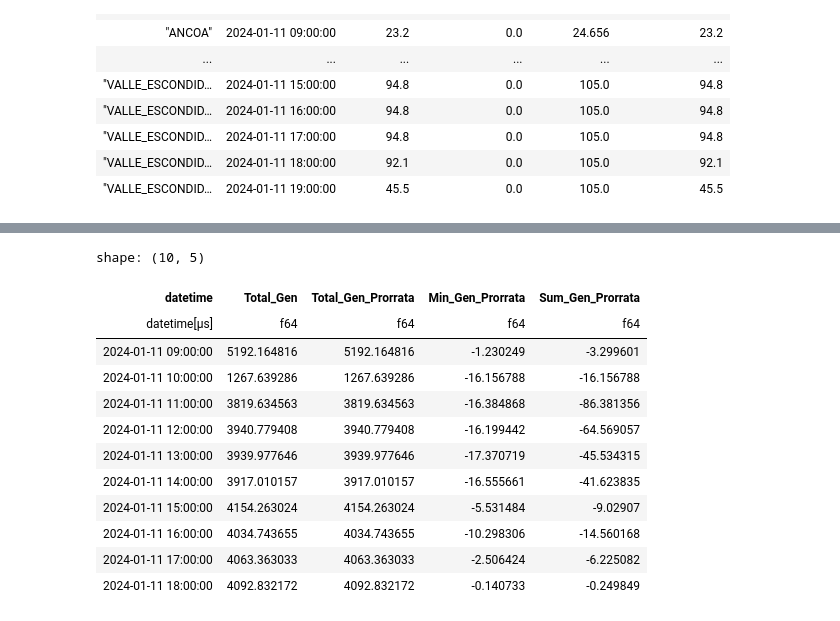
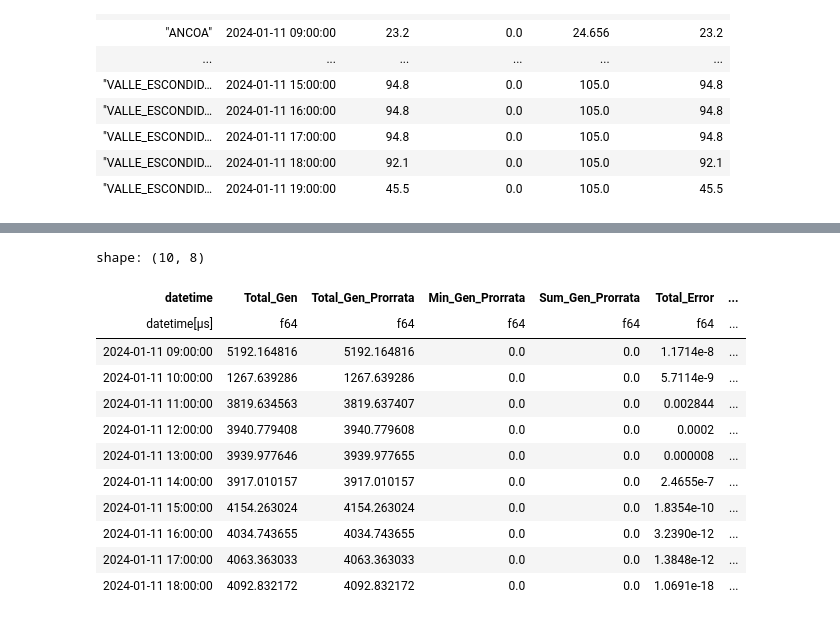
Before and after one commit to FasoCoding/ProrrataERV, a Jupyter notebook: dev/notebook.ipynb, the cells around one changed output, grey strips where cells are left out. Cells and saved outputs as stored; diff of their text form; code cells hidden in the pictures.

Commit message:
fin de etapa de pruebas de prorrata.

```diff
--- a/dev/notebook.ipynb
+++ b/dev/notebook.ipynb
@@ -409,0 +394,20 @@ shape: (9, 9)
+# %%
+def process_prorrata(df: pl.LazyFrame, target_col: str = "Prorrata", error_col: str = "Error", weight_col: str = "Max Capacity", over_col: str = "datetime") -> pl.LazyFrame:
+    df_processed = calc_prorrata(df,target_col,error_col)
+    df_processed = calc_error(df_processed)
+
+    print(check_error(df_processed))
+    print(show_total_error(df_processed))
+
+    if check_error(df_processed):
+        return process_prorrata(df_processed)
+
+    return df_processed
+# %%
+test_data = (
+    df_cmg
+    .join(df_nodes, on="node", how="inner")
+    .join(df_gen_pivot, on=["generator","datetime"], how="inner")
+)
+# %%
+test_prorrata_func = process_prorrata(test_data.lazy(),"Available Capacity","Capacity Curtailed")
@@ -474,27 +553,30 @@ shape: (9, 9)
 # %%
 (
-    data
+    test_prorrata_func
     .sort(by="datetime")
     .group_by("datetime")
     .agg(
         #pl.col("Prorrata_Curt").sum().alias("Total_Curatiled"),
         pl.col("Generation").sum().alias("Total_Gen"),
         pl.col("Prorrata").sum().alias("Total_Gen_Prorrata"),
         pl.col("Prorrata").min().alias("Min_Gen_Prorrata"),
         pl.col("Prorrata").filter(pl.col("Prorrata").lt(0)).sum().alias("Sum_Gen_Prorrata"),
+        pl.col("Error").sum().alias("Total_Error"),
+        (pl.col("Prorrata") - pl.col("Error")).sum().alias("Sum_Prorrata_error"),
+        (pl.col("Generation") - (pl.col("Prorrata") - pl.col("Error"))).sum().alias("Test_total"),
     )
-)
+).collect()
 # %% [output]
-shape: (10, 5)
+shape: (10, 8)
-| datetime | Total_Gen | Total_Gen_Prorrata | Min_Gen_Prorrata | Sum_Gen_Prorrata |
-| datetime[μs] | f64 | f64 | f64 | f64 |
-| 2024-01-11 09:00:00 | 5192.164816 | 5192.164816 | -1.230249 | -3.299601 |
-| 2024-01-11 10:00:00 | 1267.639286 | 1267.639286 | -16.156788 | -16.156788 |
-| 2024-01-11 11:00:00 | 3819.634563 | 3819.634563 | -16.384868 | -86.381356 |
-| 2024-01-11 12:00:00 | 3940.779408 | 3940.779408 | -16.199442 | -64.569057 |
-| 2024-01-11 13:00:00 | 3939.977646 | 3939.977646 | -17.370719 | -45.534315 |
-| 2024-01-11 14:00:00 | 3917.010157 | 3917.010157 | -16.555661 | -41.623835 |
-| 2024-01-11 15:00:00 | 4154.263024 | 4154.263024 | -5.531484 | -9.02907 |
-| 2024-01-11 16:00:00 | 4034.743655 | 4034.743655 | -10.298306 | -14.560168 |
-| 2024-01-11 17:00:00 | 4063.363033 | 4063.363033 | -2.506424 | -6.225082 |
-| 2024-01-11 18:00:00 | 4092.832172 | 4092.832172 | -0.140733 | -0.249849 |
+| datetime | Total_Gen | Total_Gen_Prorrata | Min_Gen_Prorrata | Sum_Gen_Prorrata | Total_Error | ... |
+| datetime[μs] | f64 | f64 | f64 | f64 | f64 | ... |
+| 2024-01-11 09:00:00 | 5192.164816 | 5192.164816 | 0.0 | 0.0 | 1.1714e-8 | ... |
+| 2024-01-11 10:00:00 | 1267.639286 | 1267.639286 | 0.0 | 0.0 | 5.7114e-9 | ... |
+| 2024-01-11 11:00:00 | 3819.634563 | 3819.637407 | 0.0 | 0.0 | 0.002844 | ... |
+| 2024-01-11 12:00:00 | 3940.779408 | 3940.779608 | 0.0 | 0.0 | 0.0002 | ... |
+| 2024-01-11 13:00:00 | 3939.977646 | 3939.977655 | 0.0 | 0.0 | 0.000008 | ... |
+| 2024-01-11 14:00:00 | 3917.010157 | 3917.010157 | 0.0 | 0.0 | 2.4655e-7 | ... |
+| 2024-01-11 15:00:00 | 4154.263024 | 4154.263024 | 0.0 | 0.0 | 1.8354e-10 | ... |
+| 2024-01-11 16:00:00 | 4034.743655 | 4034.743655 | 0.0 | 0.0 | 3.2390e-12 | ... |
+| 2024-01-11 17:00:00 | 4063.363033 | 4063.363033 | 0.0 | 0.0 | 1.3848e-12 | ... |
+| 2024-01-11 18:00:00 | 4092.832172 | 4092.832172 | 0.0 | 0.0 | 1.0691e-18 | ... |
```
Also changed, not shown: parts of 10 cells of this notebook.
